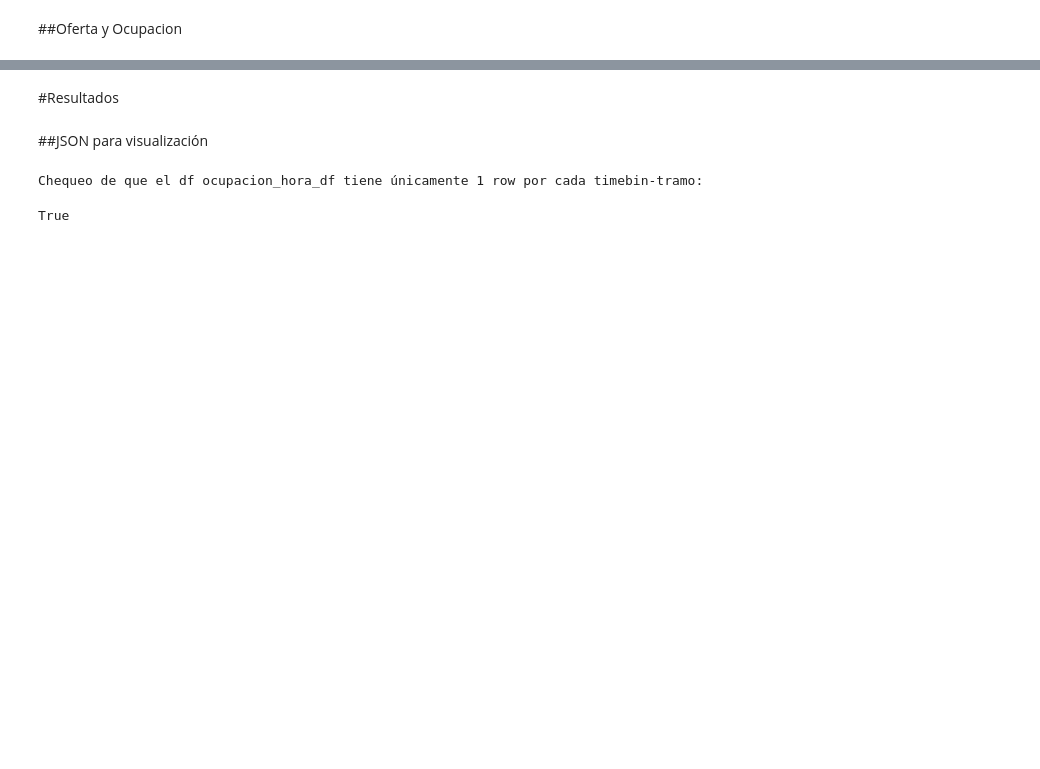
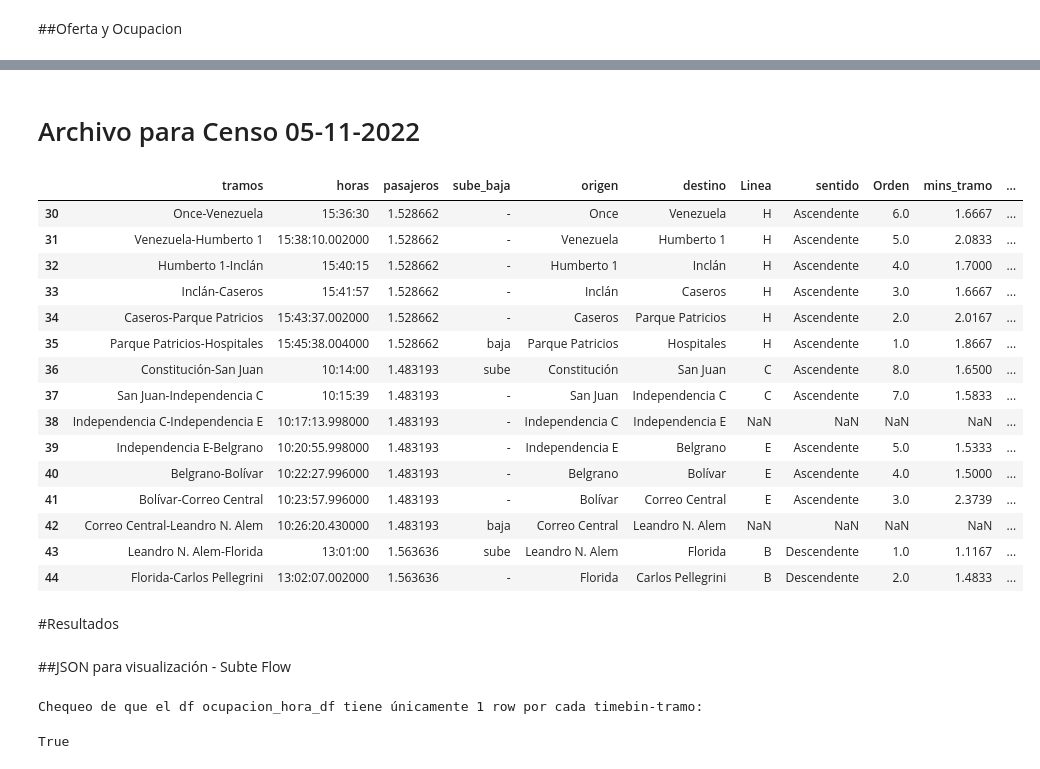
Before and after one commit to natanrajch/subte_flow, a Jupyter notebook: movimiento_pasajeros_subte.ipynb, the cells around one changed output, grey strips where cells are left out. Cells and saved outputs as stored; diff of their text form; code cells hidden in the pictures; blank space fills up the shorter version.

```diff
--- a/movimiento_pasajeros_subte.ipynb
+++ b/movimiento_pasajeros_subte.ipynb
@@ -589,0 +588,34 @@ tramos_cargas_timebin_df.head(2)
+# %% [markdown]
+# Archivo para Censo 05-11-2022
+# %%
+#Chequear las combinaciones
+censodf = cargadf.copy()
+censodf['linea_siguiente'] = censodf.Linea.shift(-1)
+censodf['linea_anterior'] = censodf.Linea.shift(+1)
+censodf['sube_combinando'] = (censodf.linea_anterior != censodf.Linea) & (censodf.sube_baja == "-")
+censodf['baja_combinando'] = (censodf.linea_siguiente != censodf.Linea) & (censodf.sube_baja == "-")
+# censodf['sube_global'] = censodf.apply(lambda row: row.pasajeros if (row.sube_combinando | (row.sube_baja == 'sube')) else 0, axis=1)
+censodf['sube_global'] = censodf.sube_combinando | (censodf.sube_baja == 'sube')
+censodf['baja_global'] = censodf.baja_combinando | (censodf.sube_baja == 'baja')
+censodf['baja_global'] = censodf['baja_global'] * censodf.pasajeros
+censodf['sube_global'] = censodf['sube_global'] * censodf.pasajeros
+censodf[30:45]
+# cargadf[(cargadf.Linea.shift(-1) != cargadf.Linea) & (cargadf.sube_baja == "-")]
+# cargadf[cargadf.Linea.isna()]
+# %% [output]
+|  | tramos | horas | pasajeros | sube_baja | origen | destino | Linea | sentido | Orden | mins_tramo | ... |
+| 30 | Once-Venezuela | 15:36:30 | 1.528662 | - | Once | Venezuela | H | Ascendente | 6.0 | 1.6667 | ... |
+| 31 | Venezuela-Humberto 1 | 15:38:10.002000 | 1.528662 | - | Venezuela | Humberto 1 | H | Ascendente | 5.0 | 2.0833 | ... |
+| 32 | Humberto 1-Inclán | 15:40:15 | 1.528662 | - | Humberto 1 | Inclán | H | Ascendente | 4.0 | 1.7000 | ... |
+| 33 | Inclán-Caseros | 15:41:57 | 1.528662 | - | Inclán | Caseros | H | Ascendente | 3.0 | 1.6667 | ... |
+| 34 | Caseros-Parque Patricios | 15:43:37.002000 | 1.528662 | - | Caseros | Parque Patricios | H | Ascendente | 2.0 | 2.0167 | ... |
+| 35 | Parque Patricios-Hospitales | 15:45:38.004000 | 1.528662 | baja | Parque Patricios | Hospitales | H | Ascendente | 1.0 | 1.8667 | ... |
+| 36 | Constitución-San Juan | 10:14:00 | 1.483193 | sube | Constitución | San Juan | C | Ascendente | 8.0 | 1.6500 | ... |
+| 37 | San Juan-Independencia C | 10:15:39 | 1.483193 | - | San Juan | Independencia C | C | Ascendente | 7.0 | 1.5833 | ... |
+| 38 | Independencia C-Independencia E | 10:17:13.998000 | 1.483193 | - | Independencia C | Independencia E | NaN | NaN | NaN | NaN | ... |
+| 39 | Independencia E-Belgrano | 10:20:55.998000 | 1.483193 | - | Independencia E | Belgrano | E | Ascendente | 5.0 | 1.5333 | ... |
+| 40 | Belgrano-Bolívar | 10:22:27.996000 | 1.483193 | - | Belgrano | Bolívar | E | Ascendente | 4.0 | 1.5000 | ... |
+| 41 | Bolívar-Correo Central | 10:23:57.996000 | 1.483193 | - | Bolívar | Correo Central | E | Ascendente | 3.0 | 2.3739 | ... |
+| 42 | Correo Central-Leandro N. Alem | 10:26:20.430000 | 1.483193 | baja | Correo Central | Leandro N. Alem | NaN | NaN | NaN | NaN | ... |
+| 43 | Leandro N. Alem-Florida | 13:01:00 | 1.563636 | sube | Leandro N. Alem | Florida | B | Descendente | 1.0 | 1.1167 | ... |
+| 44 | Florida-Carlos Pellegrini | 13:02:07.002000 | 1.563636 | - | Florida | Carlos Pellegrini | B | Descendente | 2.0 | 1.4833 | ... |
@@ -590,7 +629,7 @@ tramos_cargas_timebin_df.head(2)
 # %% [markdown]
 #Resultados
 # %% [markdown]
-##JSON para visualización
+##JSON para visualización - Subte Flow
 # %%
 print('Chequeo de que el df ocupacion_hora_df tiene únicamente 1 row por cada timebin-tramo: ')
 ocupacion_hora_df.groupby(['time_bin_num','tramos'])['pasajeros'].count().values.max() == 1
```
Also changed, not shown: parts of 31 cells of this notebook.
